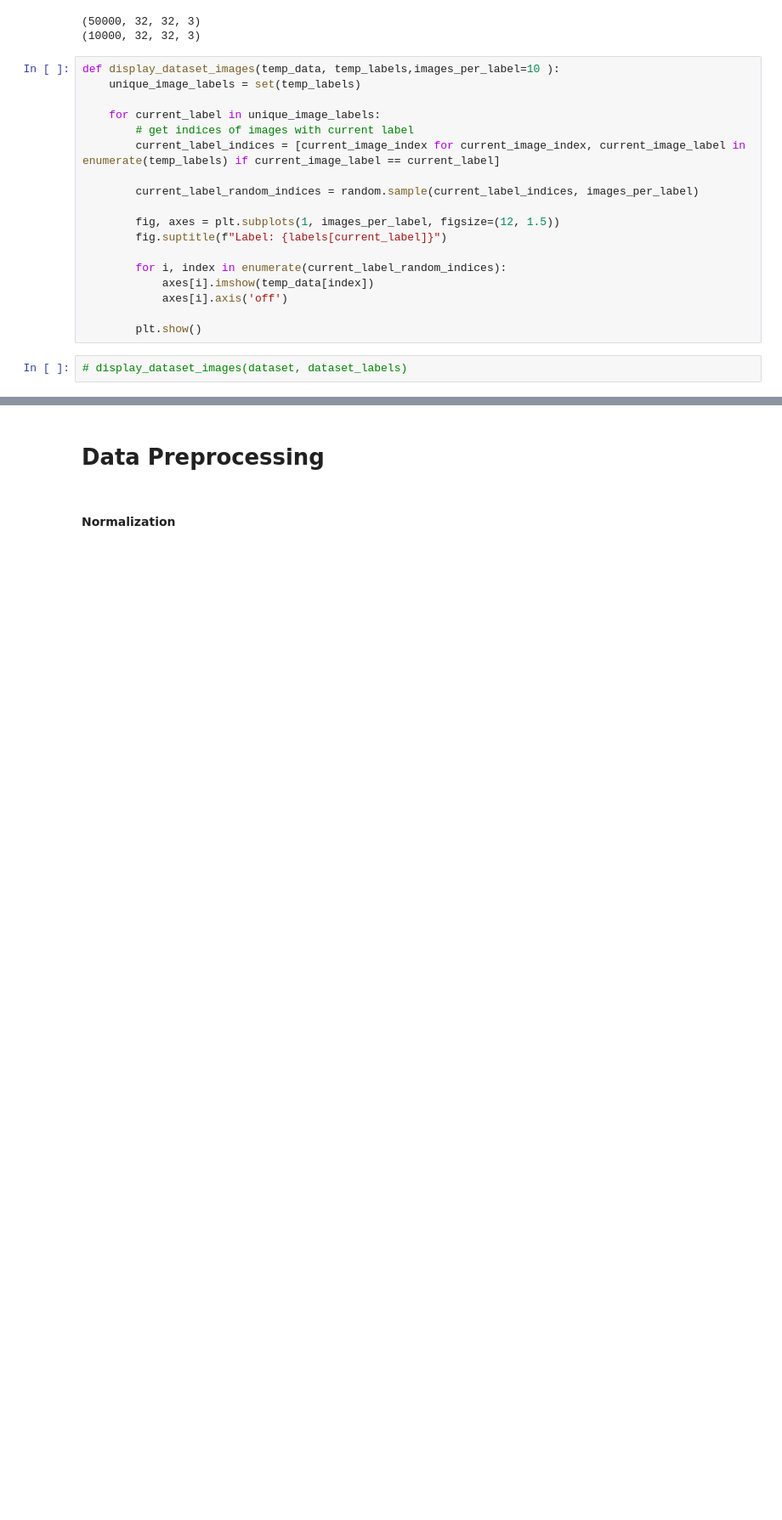
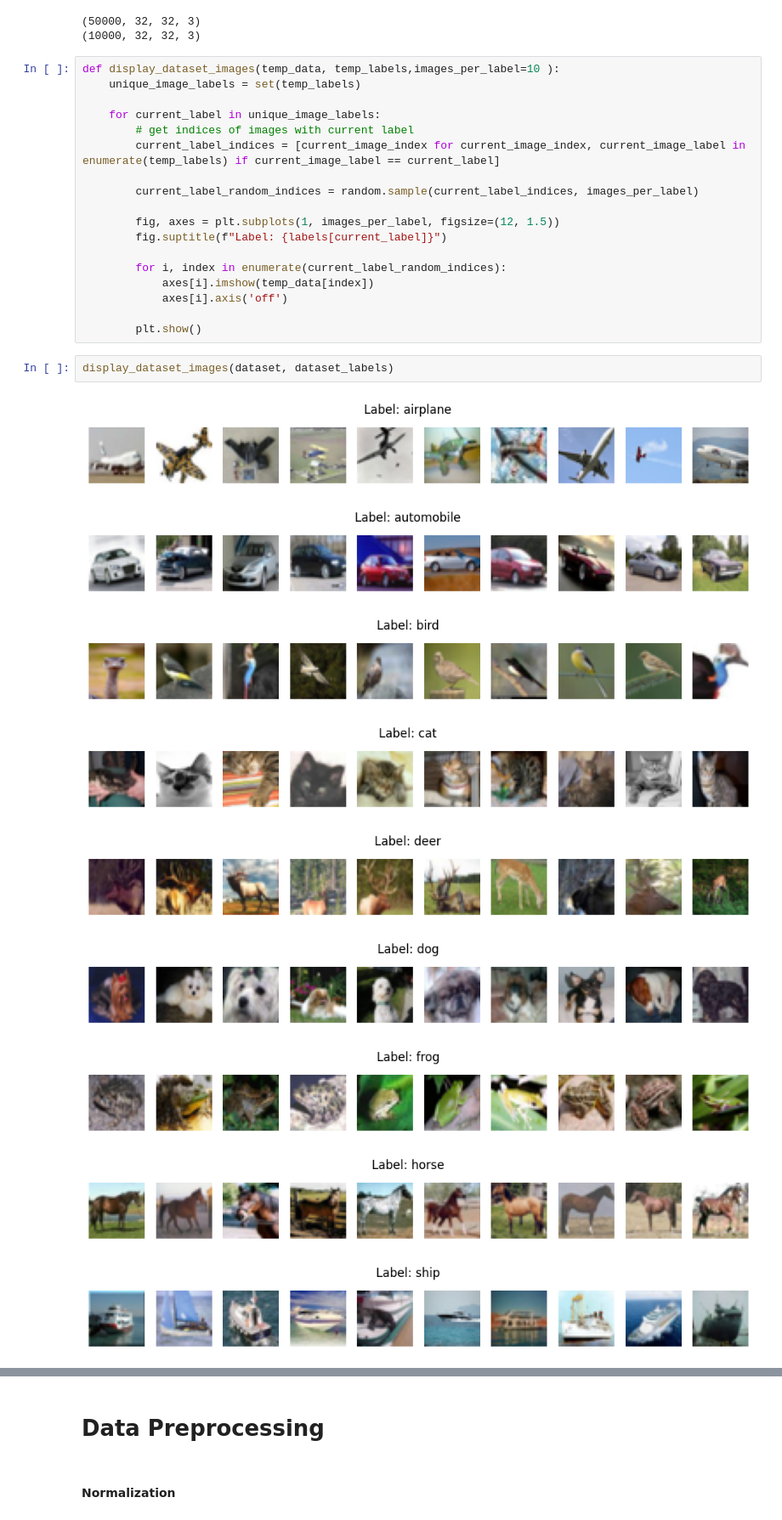
Before and after one commit to Umar-Waseem/cnn-cifar10-classifier, a Jupyter notebook: cnn-cifar-10.ipynb, the cells around one changed output, grey strips where cells are left out. Shown at 85% size. Cells and saved outputs as stored; diff of their text form; blank space fills up the shorter version.

Commit message:
show dataset images

```diff
--- a/cnn-cifar-10.ipynb
+++ b/cnn-cifar-10.ipynb
@@ -229,4 +225,14 @@ def display_dataset_images(temp_data, temp_labels,images_per_label=10 ):
 
         plt.show()
 # %%
-# display_dataset_images(dataset, dataset_labels)
+display_dataset_images(dataset, dataset_labels)
+# %% [output]
+[figure, added]
+[figure, added]
+[figure, added]
+[figure, added]
+[figure, added]
+[figure, added]
+[figure, added]
+[figure, added]
+[figure, added]
```
Also changed, not shown: parts of 6 cells of this notebook.
